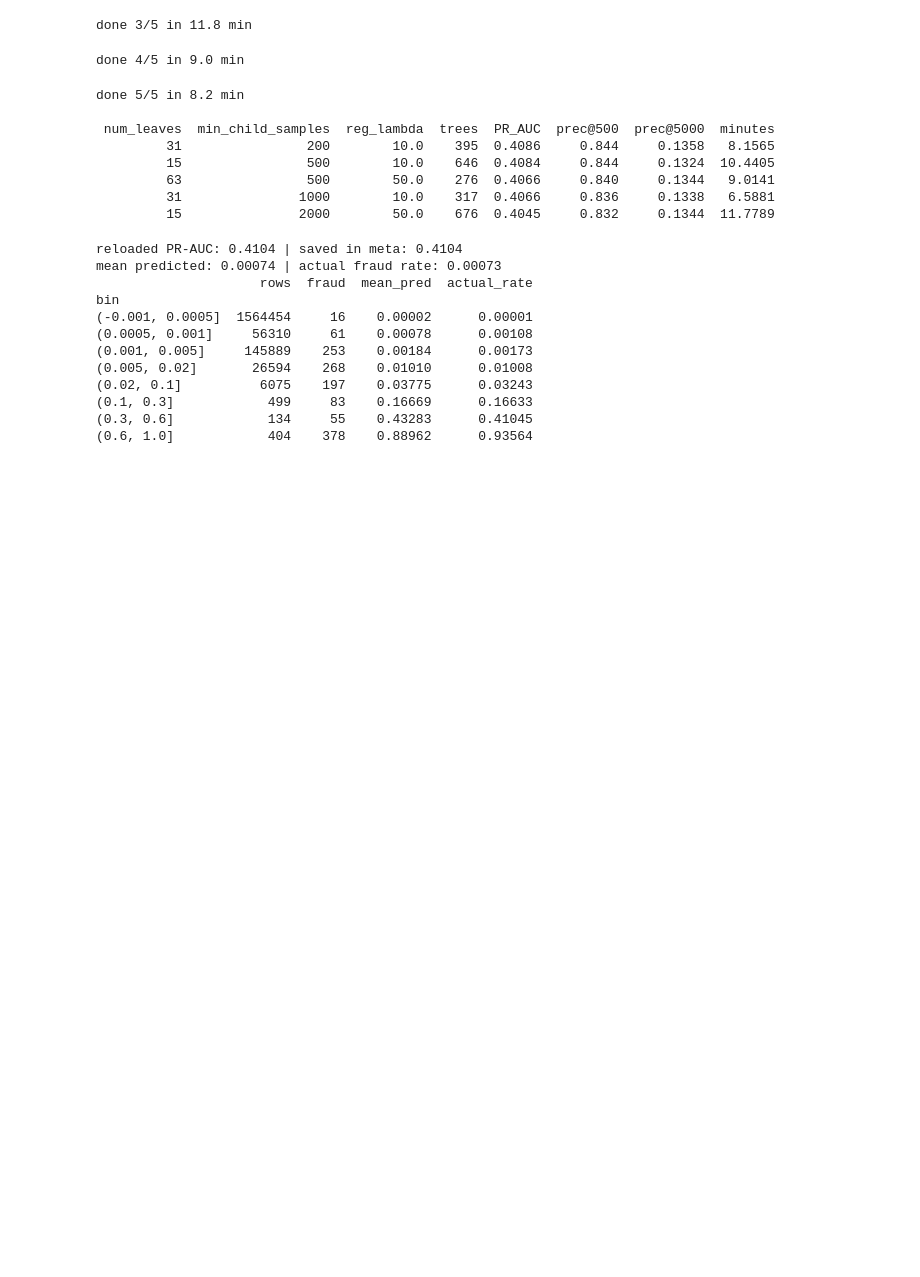
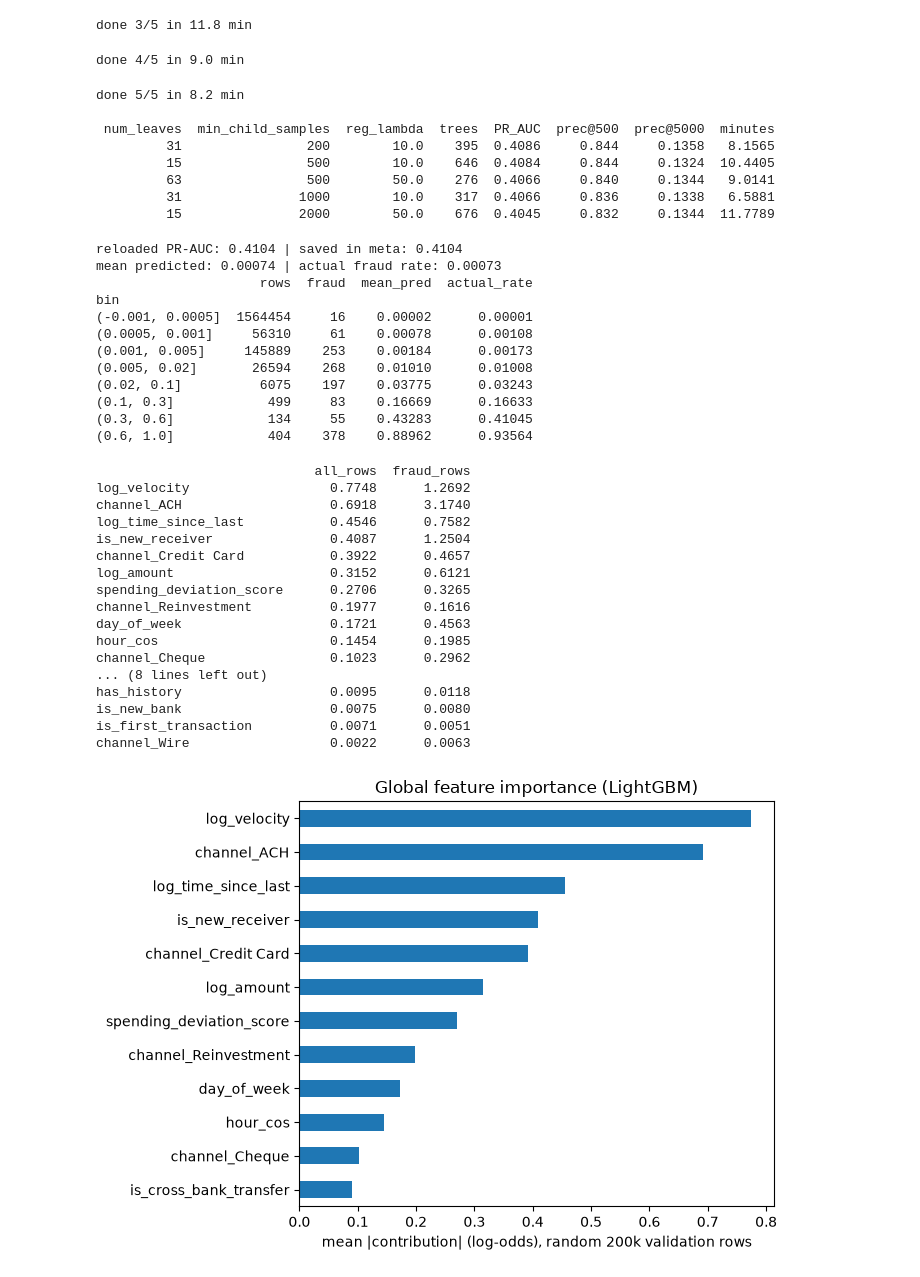
Before and after one commit to mariasamaan121212/aml-fraud-detection, a Jupyter notebook: notebooks/01_data_audit_eda.ipynb, the cells around one changed output. Cells and saved outputs as stored; diff of their text form; code cells hidden in the pictures; blank space fills up the shorter version.

Commit message:
Add training script, tuning results, calibration and feature importance

```diff
--- a/notebooks/01_data_audit_eda.ipynb
+++ b/notebooks/01_data_audit_eda.ipynb
@@ -247,3 +247,68 @@ bin
 (0.1, 0.3]            499     83    0.16669      0.16633
 (0.3, 0.6]            134     55    0.43283      0.41045
 (0.6, 1.0]            404    378    0.88962      0.93564
+# %%
+import json
+import sys
+from pathlib import Path
+
+ROOT = Path.cwd().parent
+sys.path.insert(0, str(ROOT))
+
+import lightgbm as lgb
+import matplotlib.pyplot as plt
+import numpy as np
+import pandas as pd
+
+from src.data import load_split
+from src.features import make_features
+
+meta = json.loads((ROOT / "models" / "lgbm_v1_meta.json").read_text())
+booster = lgb.Booster(model_file=str(ROOT / "models" / meta["model_file"]))
+
+valid = load_split("benchmark", "valid")
+y_valid = valid["is_fraud"].to_numpy()
+X_valid = make_features(valid)[meta["feature_columns"]]
+del valid
+
+rng = np.random.default_rng(42)
+rand_idx = rng.choice(len(X_valid), size=200_000, replace=False)
+fraud_idx = np.where(y_valid == 1)[0]
+
+
+def mean_abs_contrib(rows):
+    c = booster.predict(X_valid.iloc[rows], pred_contrib=True)[:, :-1]
+    return np.abs(c).mean(axis=0)
+
+
+imp = pd.DataFrame(
+    {"all_rows": mean_abs_contrib(rand_idx), "fraud_rows": mean_abs_contrib(fraud_idx)},
+    index=meta["feature_columns"],
+).sort_values("all_rows", ascending=False)
+print(imp.round(4).to_string())
+
+ax = imp["all_rows"].head(12).iloc[::-1].plot.barh(figsize=(7, 5))
+ax.set_xlabel("mean |contribution| (log-odds), random 200k validation rows")
+ax.set_title("Global feature importance (LightGBM)")
+plt.tight_layout()
+plt.savefig(ROOT / "reports" / "feature_importance.png", dpi=150)
+plt.show()
+# %% [output]
+                            all_rows  fraud_rows
+log_velocity                  0.7748      1.2692
+channel_ACH                   0.6918      3.1740
+log_time_since_last           0.4546      0.7582
+is_new_receiver               0.4087      1.2504
+channel_Credit Card           0.3922      0.4657
+log_amount                    0.3152      0.6121
+spending_deviation_score      0.2706      0.3265
+channel_Reinvestment          0.1977      0.1616
+day_of_week                   0.1721      0.4563
+hour_cos                      0.1454      0.1985
+channel_Cheque                0.1023      0.2962
+... (8 lines left out)
+has_history                   0.0095      0.0118
+is_new_bank                   0.0075      0.0080
+is_first_transaction          0.0071      0.0051
+channel_Wire                  0.0022      0.0063
+[figure, added]
```
Also changed, not shown: 2 other files.
